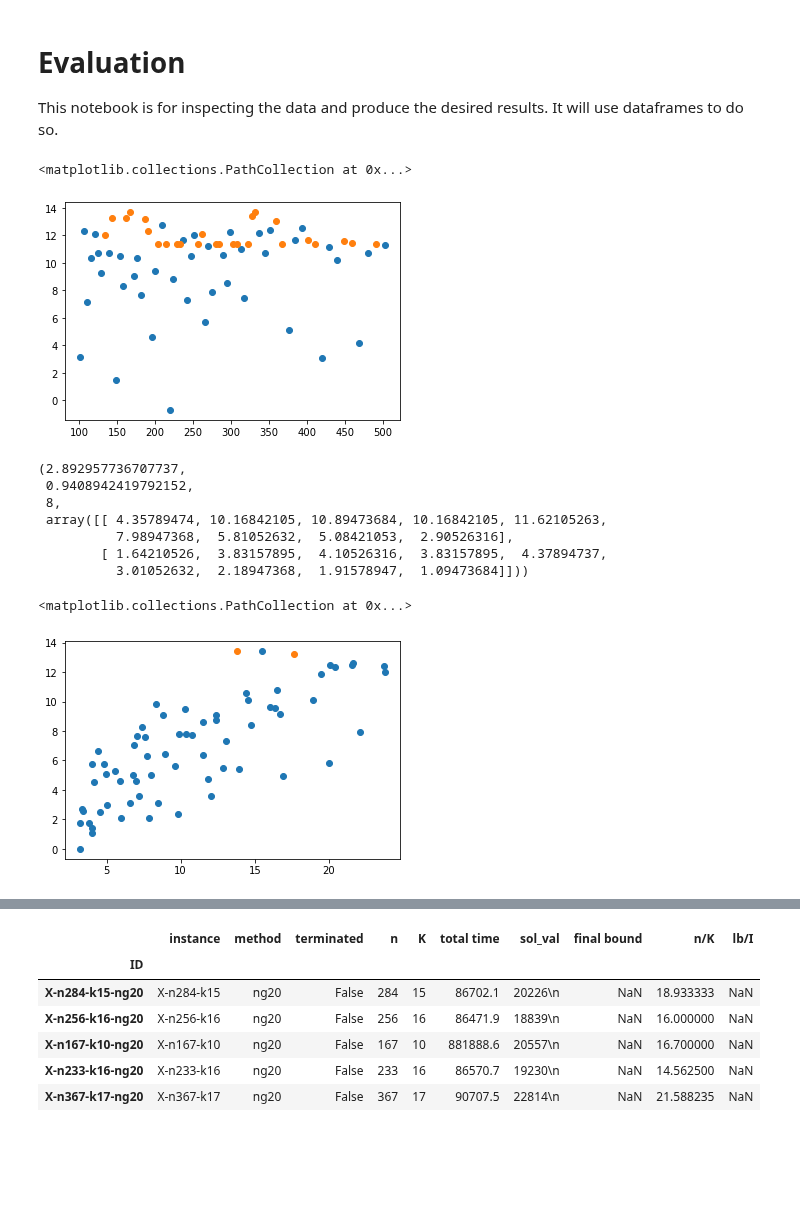
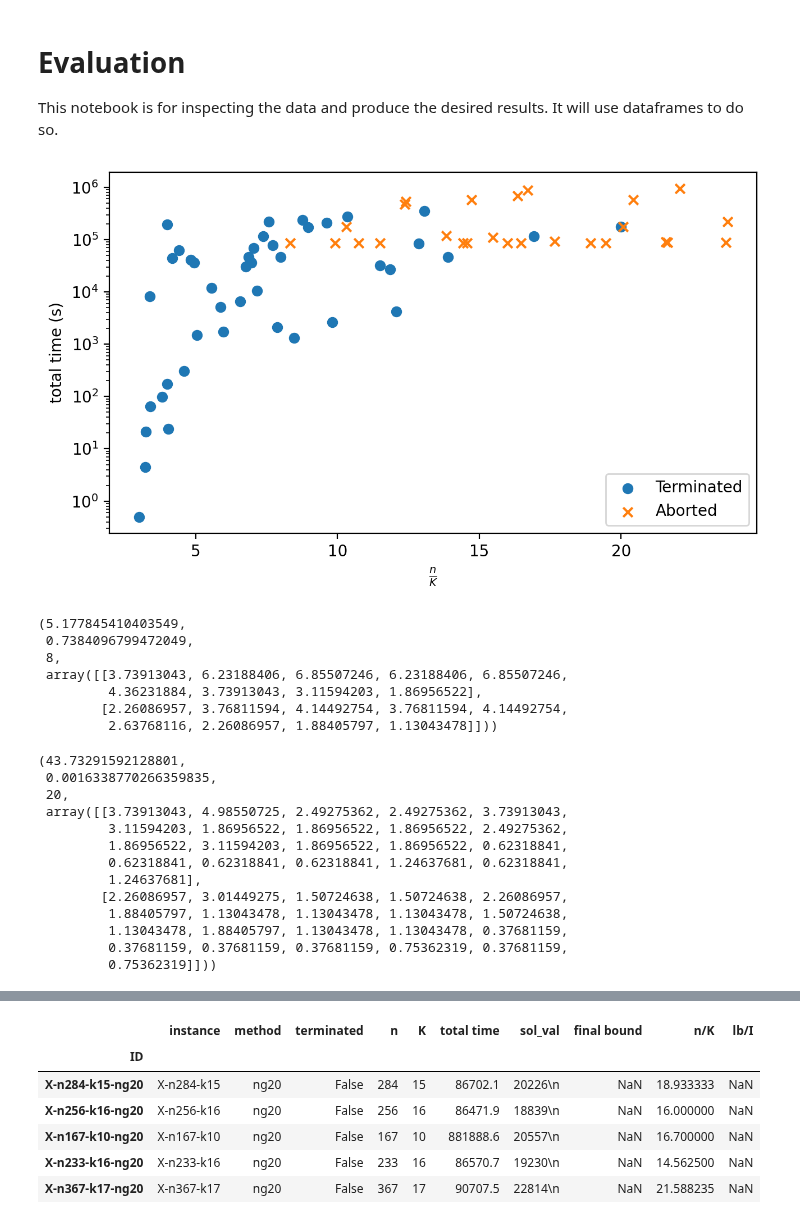
Before and after one commit to habanzu/cvrp, a Jupyter notebook: notebooks/Evaluation.ipynb, the cells around one changed output, grey strips where cells are left out. Cells and saved outputs as stored; diff of their text form; code cells hidden in the pictures; blank space fills up the shorter version.

Commit message:
Further evaluaiton and plots

```diff
--- a/notebooks/Evaluation.ipynb
+++ b/notebooks/Evaluation.ipynb
@@ -44,17 +52,21 @@ data['n/K'] = data['n'].astype(float) / data['K'].astype(float)
 data['lb/I'] = data['final bound'].astype(float) / data['sol_val'].astype(float)
 # %%
 df = data.loc[data.method == "ng20"].copy()
-df['div'] = df['n'].astype(float) / df['K'].astype(float)
 df1 = df.loc[df.terminated == True]
 df2 = df.loc[df.terminated == False]
-# plt.scatter(df['div'],np.log(df['total time']))
-# df2.sort_values("div")
-plt.scatter(df1['n'],np.log(df1['total time']))
-plt.scatter(df2['n'],np.log(df2['total time']))
+plt.figure(figsize=(6.6,4),dpi=200)
+plt.scatter(df1['n/K'],df1['total time'],label="Terminated")
+plt.scatter(df2['n/K'],df2['total time'],label="Aborted",marker='x')
+plt.xlabel(r"$\frac{n}{K}$")
+plt.ylabel("total time (s)")
+plt.yscale('log')
+plt.legend()
+plt.tight_layout()
+# plt.show()
+plt.savefig("plots/termination.pgf")
 #TODO: Hier vier Subplots machen, die jeweils die Laufzeiten angeben für die vier Methoden
 # %% [output]
-<matplotlib.collections.PathCollection at 0x...>
-[figure, old version]
+[figure, new version]
 # %%
 df = data.loc[data.method == "ng20"].copy()
 df['buckets'] = (df['n'] / 50).round(0)
@@ -62,33 +74,39 @@ df1 = df.loc[df.terminated == True]
 df2 = df.loc[df.terminated == False]
 freq1 = df1.groupby('buckets').count()['instance']
 freq2 = df2.groupby('buckets').count()['instance']
-freq2.loc[2] = 0
 
-freq1 += freq2
-
-# # plt.scatter(df['div'],np.log(df['total time']))
-# # df2.sort_values("div")
-# plt.scatter(df1['buckets'],np.log(df1['total time']))
-# plt.scatter(df2['buckets'],np.log(df2['total time']))
-# np.vstack((freq1.to_numpy(),freq2.to_numpy()))
-
-arr = pd.DataFrame((freq1,freq2),dtype=int).to_numpy()
-# arr
+arr = pd.DataFrame((freq1,freq2)).fillna(0).to_numpy()
 stats.chi2_contingency(arr)
 # %% [output]
-(2.892957736707737,
- 0.9408942419792152,
+(5.177845410403549,
+ 0.7384096799472049,
  8,
- array([[ 4.35789474, 10.16842105, 10.89473684, 10.16842105, 11.62105263,
-          7.98947368,  5.81052632,  5.08421053,  2.90526316],
-        [ 1.64210526,  3.83157895,  4.10526316,  3.83157895,  4.37894737,
-          3.01052632,  2.18947368,  1.91578947,  1.09473684]]))
+ array([[3.73913043, 6.23188406, 6.85507246, 6.23188406, 6.85507246,
+         4.36231884, 3.73913043, 3.11594203, 1.86956522],
+        [2.26086957, 3.76811594, 4.14492754, 3.76811594, 4.14492754,
+         2.63768116, 2.26086957, 1.88405797, 1.13043478]]))
 # %%
-df = data.loc[data.method == "ng8"]
+df = data.loc[data.method == "ng20"].copy()
+df['n/K'] = (df['n/K']).astype(int)
 df1 = df.loc[df.terminated == True]
 df2 = df.loc[df.terminated == False]
-plt.scatter(df1['n/K'],np.log(df1['total time']))
-plt.scatter(df2['n/K'],np.log(df2['total time']))
+freq1 = df1.groupby('n/K').count()['instance']
+freq2 = df2.groupby('n/K').count()['instance']
+
+arr = pd.DataFrame((freq1,freq2)).fillna(0).to_numpy()
+arr
+stats.chi2_contingency(arr)
 # %% [output]
-<matplotlib.collections.PathCollection at 0x...>
+(43.73291592128801,
+ 0.0016338770266359835,
+ 20,
+ array([[3.73913043, 4.98550725, 2.49275362, 2.49275362, 3.73913043,
+         3.11594203, 1.86956522, 1.86956522, 1.86956522, 2.49275362,
+         1.86956522, 3.11594203, 1.86956522, 1.86956522, 0.62318841,
+         0.62318841, 0.62318841, 0.62318841, 1.24637681, 0.62318841,
+         1.24637681],
+        [2.26086957, 3.01449275, 1.50724638, 1.50724638, 2.26086957,
+         1.88405797, 1.13043478, 1.13043478, 1.13043478, 1.50724638,
+         1.13043478, 1.88405797, 1.13043478, 1.13043478, 0.37681159,
+         0.37681159, 0.37681159, 0.37681159, 0.75362319, 0.37681159,
+         0.75362319]]))
-[figure, removed]
```
Also changed, not shown: parts of 13 cells of this notebook, 5 other files.
